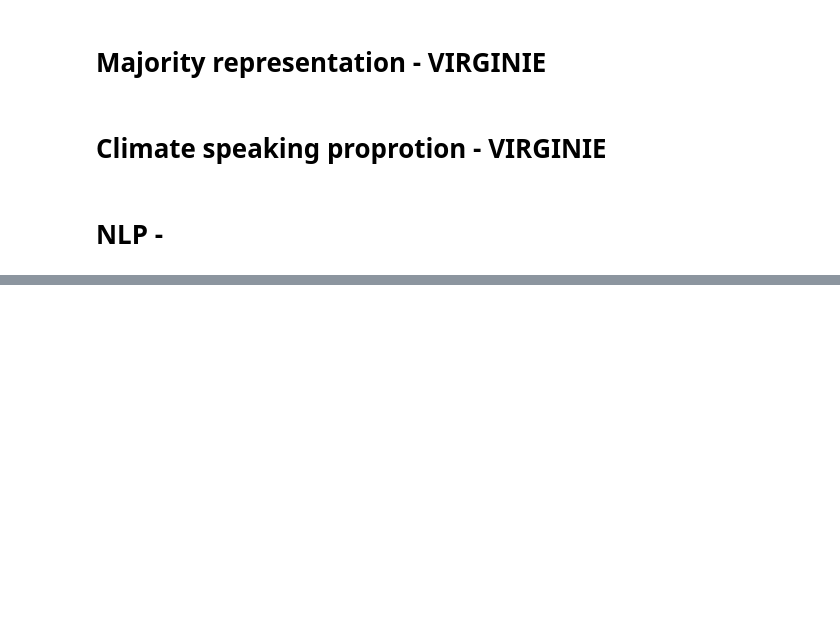
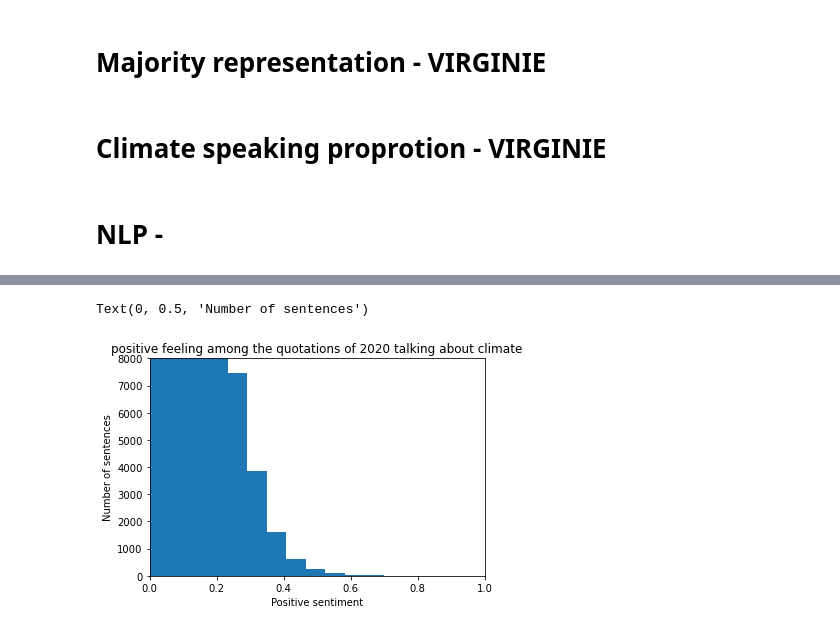
Before and after one commit to epfl-ada/ada-2021-project-avada-kedavra, a Jupyter notebook: visualization.ipynb, the cells around one changed output, grey strips where cells are left out. Drawn from its saved outputs; the diff is of its cells as text; code cells hidden in the pictures; blank space fills up the shorter version.

Commit message:
sentiment

```diff
--- a/visualization.ipynb
+++ b/visualization.ipynb
@@ -395,0 +421,4 @@ count_top_10.plot.bar()
+# %%
+tryyy = 'I am already far north of London, and as I walk in the streets of Petersburgh, I feel a cold northern breeze play upon my cheeks, which braces my nerves and fills me with delight'
+analyzer = SentimentIntensityAnalyzer()
+vs = analyzer.polarity_scores(tryyy)
@@ -395,0 +429,12 @@ count_top_10.plot.bar()
+# %%
+quotes_2020 = pd.read_csv("data/clean_quotes-2020.bz2", compression = 'bz2') #load the data one hot encoding
+# %%
+quotation = quotes_2020['quotation']
+# %%
+for q in quotation.head(10):
+    vs = analyzer.polarity_scores(q)
+    print(q, '\n')
+    print('Negative sentiment:',vs['neg'])
+    print('Neutral sentiment:',vs['neu'])
+    print('Positive sentiment:',vs['pos'])
+    print('Compound sentiment:',vs['compound'])
@@ -395,0 +459,16 @@ count_top_10.plot.bar()
+# %%
+positive_sent = []
+#iterate through the sentences, get polarity scores, choose a value
+
+for q in quotation:
+    positive_sent.append(analyzer.polarity_scores(q)['pos'])
+
+plt.hist(positive_sent,bins=15)
+plt.title( 'positive feeling among the quotations of 2020 talking about climate')
+plt.xlim([0,1])
+plt.ylim([0,8000])
+plt.xlabel('Positive sentiment')
+plt.ylabel('Number of sentences')
+# %% [output]
+Text(0, 0.5, 'Number of sentences')
+[figure, added]
```
Also changed, not shown: parts of 3 cells of this notebook.
